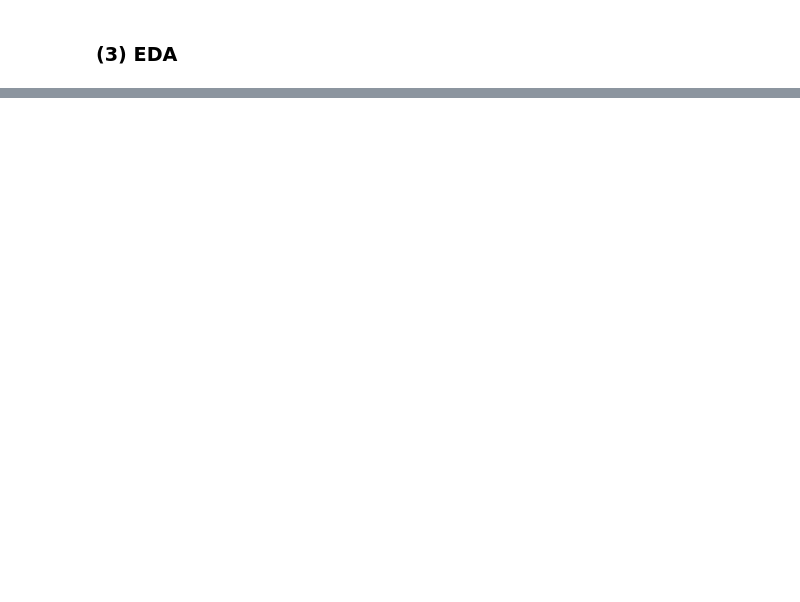
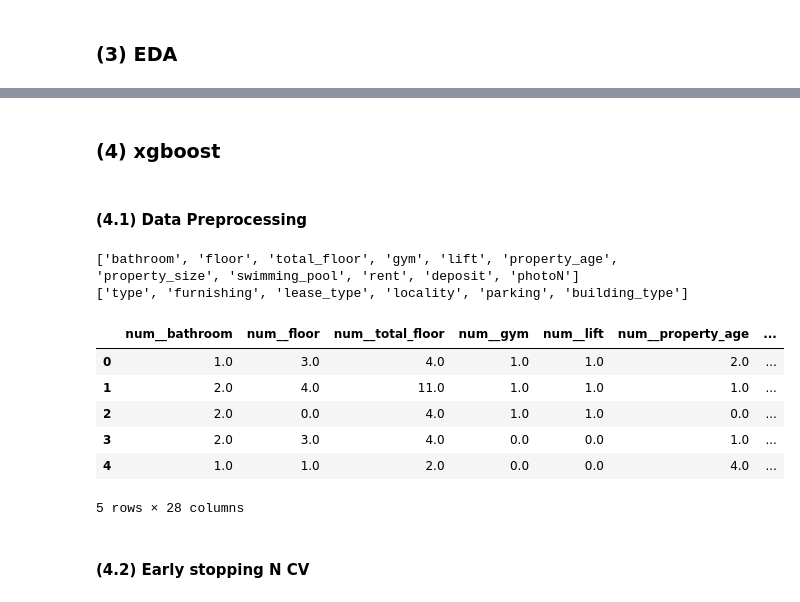
Before and after one commit to J-ZW-Wang/ss_data_project, a Jupyter notebook: NoBroker - Property Click Prediction/Property Click Prediction.ipynb, the cells around one changed output, grey strips where cells are left out. Saved outputs shown, nothing was run; the diff lists cells and outputs as text; code cells hidden in the pictures; blank space fills up the shorter version.

```diff
--- a/NoBroker - Property Click Prediction/Property Click Prediction.ipynb
+++ b/NoBroker - Property Click Prediction/Property Click Prediction.ipynb
@@ -198,0 +296,15 @@ prop3.drop("_merge", axis=1, inplace=True)
+# %%
+numPreds = [
+    i
+    for i in numVars
+    if i
+    not in ["latitude", "longitude", "total_requests", "requests_in_21d", "pin_code"]
+]
+catPreds = [i for i in catVars if i not in ["property_id", "activation_date"]]
+
+allPreds = numPreds + catPreds
+# %%
+fig, ax = plt.subplots(nrows=4, ncols=4, figsize=(14, 14))
+allPreds2 = [i for i in allPreds if i not in ["locality"]]
+for i, pred in enumerate(allPreds2):
+    sns.lineplot(data=prop3, x=pred, y="requests_in_21d", ax=ax[i // 4, i % 4])
@@ -198,0 +313,44 @@ prop3.drop("_merge", axis=1, inplace=True)
+# %% [markdown]
+### (4) xgboost
+# %% [markdown]
+#### (4.1) Data Preprocessing
+# %%
+X = prop3[allPreds]
+y = prop3["requests_in_21d"]
+
+print(numPreds)
+print(catPreds)
+# %% [output]
+['bathroom', 'floor', 'total_floor', 'gym', 'lift', 'property_age', 'property_size', 'swimming_pool', 'rent', 'deposit', 'photoN']
+['type', 'furnishing', 'lease_type', 'locality', 'parking', 'building_type']
+# %%
+catPreds1 = [i for i in catPreds if i not in ["locality"]]
+catPreds2 = ["locality"]
+
+colTF = ColumnTransformer(
+    [
+        ("num", SimpleImputer(strategy="median"), numPreds),
+        (
+            "cat1",
+            OneHotEncoder(drop="first", sparse_output=False),
+            catPreds1,
+        ),
+        (
+            "cat2",
+            TargetEncoder(target_type="continuous"),
+            catPreds2,
+        ),
+    ]
+)
+
+XTF = colTF.fit_transform(X, y)
+
+XTF.head()
+# %% [output]
+|  | num__bathroom | num__floor | num__total_floor | num__gym | num__lift | num__property_age | ... |
+| 0 | 1.0 | 3.0 | 4.0 | 1.0 | 1.0 | 2.0 | ... |
+| 1 | 2.0 | 4.0 | 11.0 | 1.0 | 1.0 | 1.0 | ... |
+| 2 | 2.0 | 0.0 | 4.0 | 1.0 | 1.0 | 0.0 | ... |
+| 3 | 2.0 | 3.0 | 4.0 | 0.0 | 0.0 | 1.0 | ... |
+| 4 | 1.0 | 1.0 | 2.0 | 0.0 | 0.0 | 4.0 | ... |
+5 rows × 28 columns
@@ -198,0 +361,2 @@ prop3.drop("_merge", axis=1, inplace=True)
+# %% [markdown]
+#### (4.2) Early stopping N CV
```
Also changed, not shown: parts of 21 cells of this notebook.
